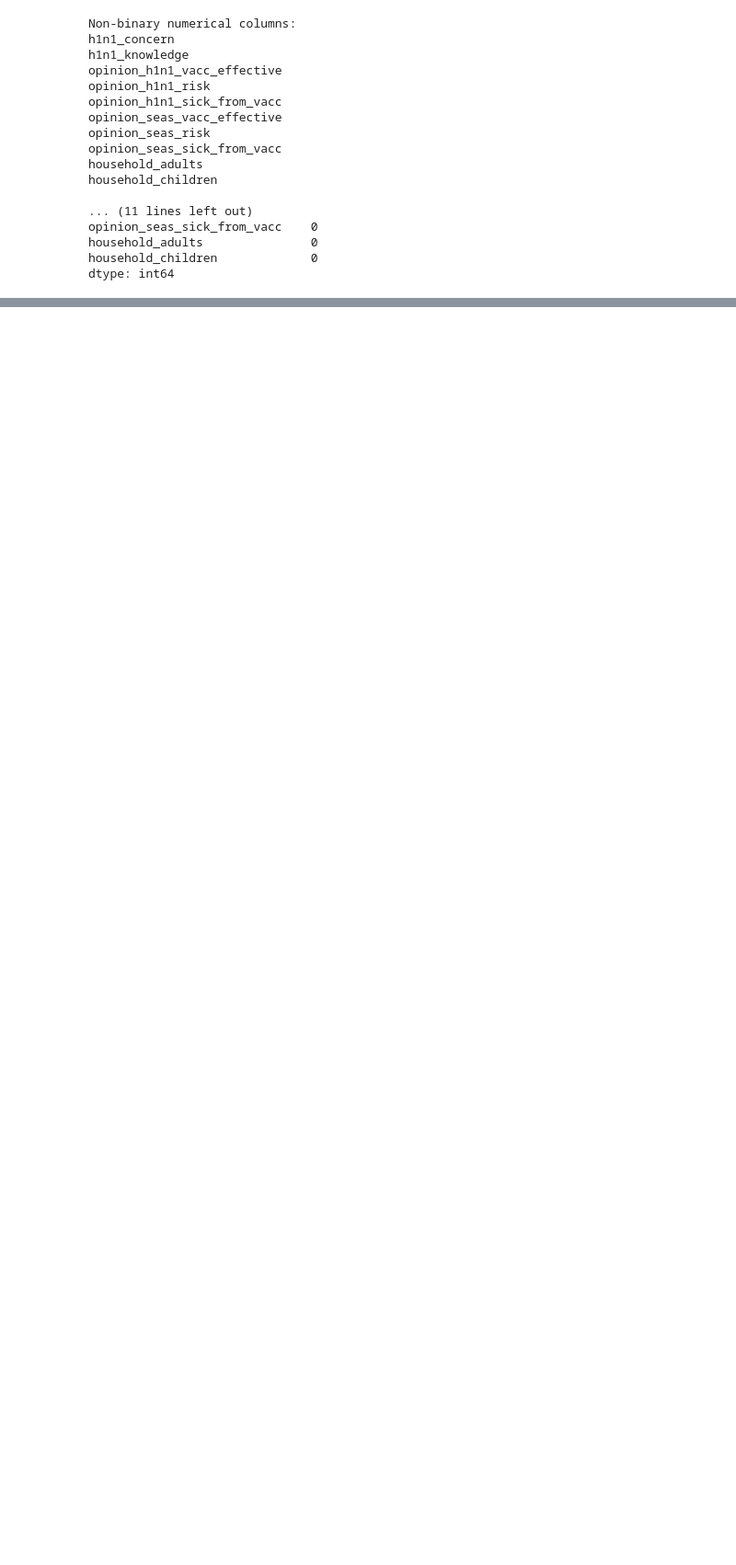
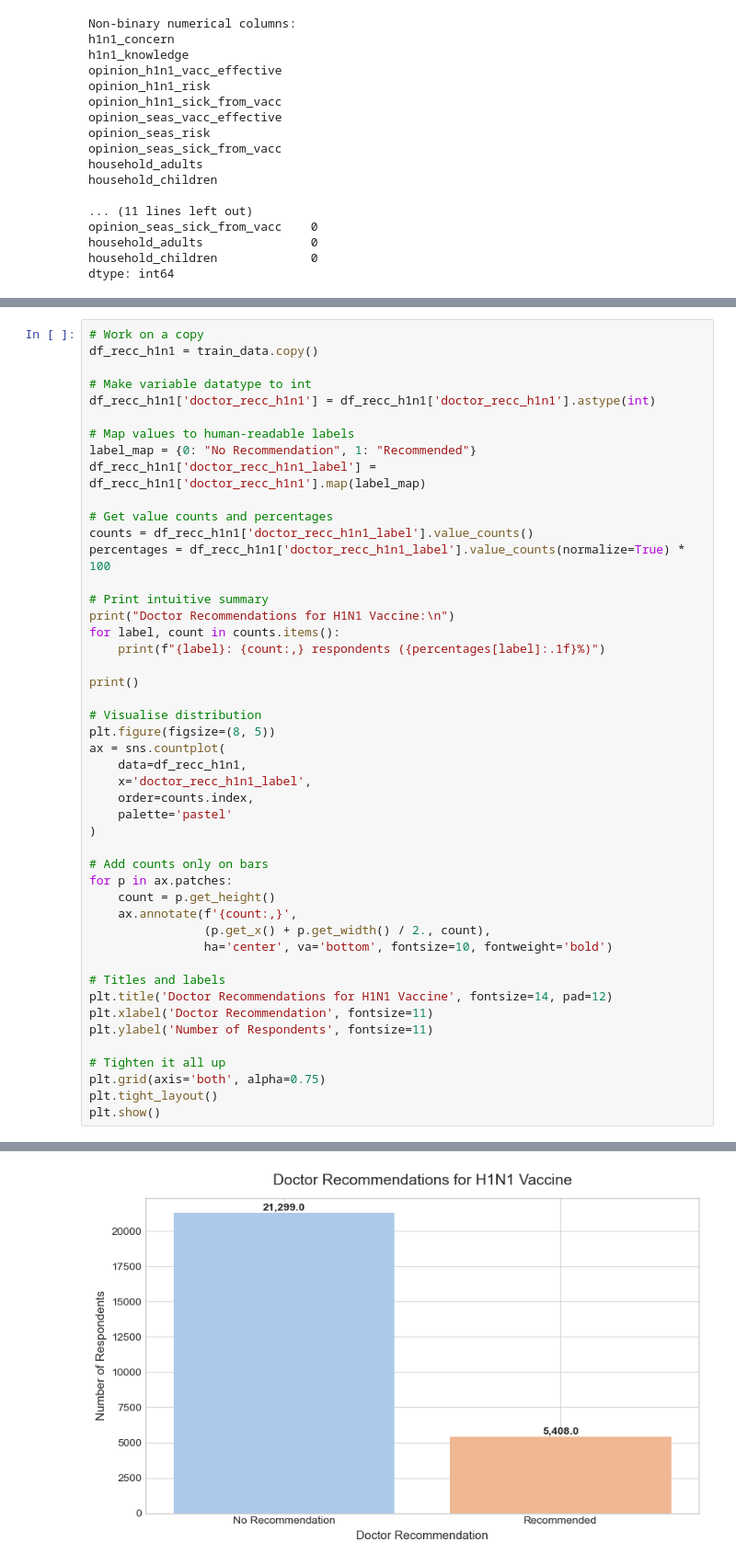
Before and after one commit to Vain-Guy/Predicting-H1N1-and-Seasonal-Flu-Vaccines, a Jupyter notebook: index.ipynb, the cells around one changed output, grey strips where cells are left out. Shown at 92% size. Cells and saved outputs as stored; diff of their text form; blank space fills up the shorter version.

Commit message:
Cleaning and First 2 variables of Univariate analysis: DONE

```diff
--- a/index.ipynb
+++ b/index.ipynb
@@ -820,0 +849,48 @@ dtype: int64
+# %%
+# Work on a copy
+df_recc_h1n1 = train_data.copy()
+
+# Make variable datatype to int
+df_recc_h1n1['doctor_recc_h1n1'] = df_recc_h1n1['doctor_recc_h1n1'].astype(int)
+
+# Map values to human-readable labels
+label_map = {0: "No Recommendation", 1: "Recommended"}
+df_recc_h1n1['doctor_recc_h1n1_label'] = df_recc_h1n1['doctor_recc_h1n1'].map(label_map)
+
+# Get value counts and percentages
+counts = df_recc_h1n1['doctor_recc_h1n1_label'].value_counts()
+percentages = df_recc_h1n1['doctor_recc_h1n1_label'].value_counts(normalize=True) * 100
+
+# Print intuitive summary
+print("Doctor Recommendations for H1N1 Vaccine:\n")
+for label, count in counts.items():
+    print(f"{label}: {count:,} respondents ({percentages[label]:.1f}%)")
+
+print()
+
+# Visualise distribution
+plt.figure(figsize=(8, 5))
+ax = sns.countplot(
+    data=df_recc_h1n1,
+    x='doctor_recc_h1n1_label',
+    order=counts.index,
+    palette='pastel'
+)
+
+# Add counts only on bars
+for p in ax.patches:
+    count = p.get_height()
+    ax.annotate(f'{count:,}',
+                (p.get_x() + p.get_width() / 2., count),
+                ha='center', va='bottom', fontsize=10, fontweight='bold')
+
+# Titles and labels
+plt.title('Doctor Recommendations for H1N1 Vaccine', fontsize=14, pad=12)
+plt.xlabel('Doctor Recommendation', fontsize=11)
+plt.ylabel('Number of Respondents', fontsize=11)
+
+# Tighten it all up
+plt.grid(axis='both', alpha=0.75)
+plt.tight_layout()
+plt.show()
+# %% [output]
@@ -820,0 +901 @@ dtype: int64
+[figure, added]
```
Also changed, not shown: parts of 7 cells of this notebook.
